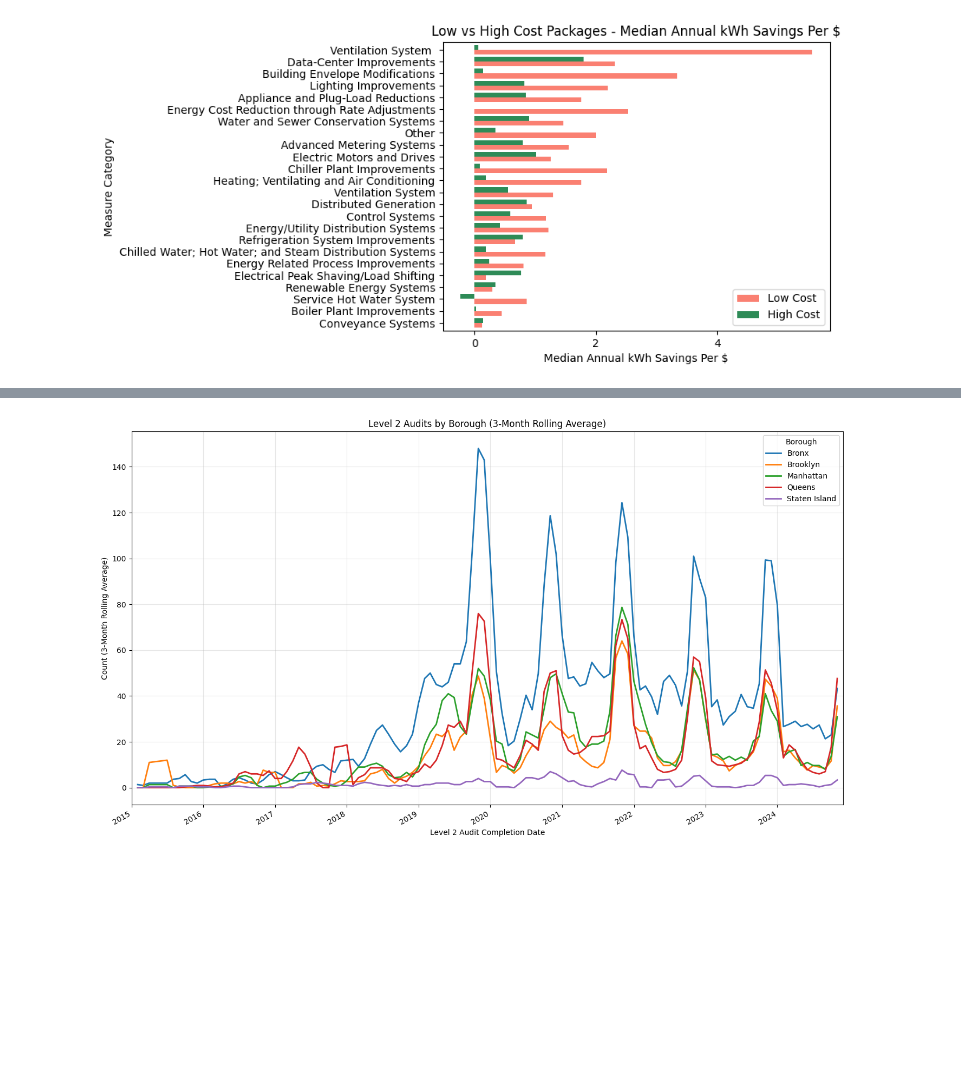
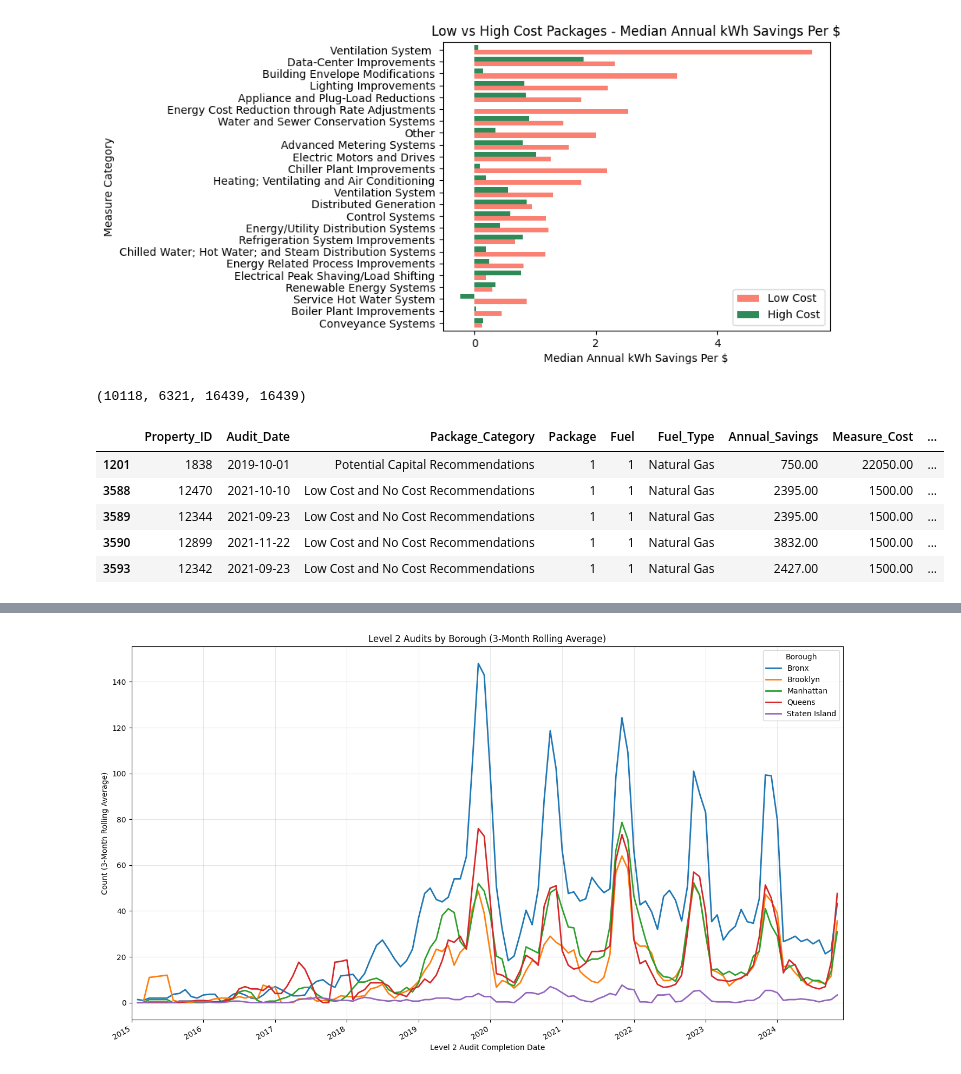
Before and after one commit to linusghanadan/nyserda-project, a Jupyter notebook: nyserda-project.ipynb, the cells around one changed output, grey strips where cells are left out. Drawn from its saved outputs; the diff is of its cells as text; code cells hidden in the pictures; blank space fills up the shorter version.

```diff
--- a/nyserda-project.ipynb
+++ b/nyserda-project.ipynb
@@ -139,3 +139,38 @@ plt.show()
 # %% [output]
 <Figure size 1200x800 with 0 Axes>
 [figure]
+# %%
+# Create boolean mask for filtering
+mask = (
+    (long_df['Fuel_Type'] == 'Natural Gas') & # only keep natural gas rows
+    (long_df['Annual_Savings'].notna()) & # remove NA savings
+    (long_df['Annual_Savings'] != 0) & # remove zero savings
+    (long_df['Measure_Cost'].notna()) & # remove NA costs
+    (long_df['Measure_Cost'] != 0) & # remove zero costs
+    (long_df['Measure_Categories_ECM2'].isna()) & # only keep rows where ECM2 is NA
+    (long_df['Measure_Categories_ECM3'].isna()) # only keep rows where ECM3 is NA
+)
+
+# Filter rows
+gas_df = long_df.loc[mask].copy()
+
+# Create new column
+gas_df.loc[:, 'Savings_per_Cost'] = gas_df['Annual_Savings'] / gas_df['Measure_Cost']
+
+# Split into two dataframes
+gas_low_cost_df = gas_df.loc[gas_df['Package_Category'] == 'Low Cost and No Cost Recommendations']
+gas_high_cost_df = gas_df.loc[gas_df['Package_Category'] != 'Low Cost and No Cost Recommendations']
+
+# Check lengths
+len(gas_low_cost_df), len(gas_high_cost_df), len(gas_low_cost_df) + len(gas_high_cost_df), len(gas_df)
+# %% [output]
+(10118, 6321, 16439, 16439)
+# %%
+gas_df.head()
+# %% [output]
+|  | Property_ID | Audit_Date | Package_Category | Package | Fuel | Fuel_Type | Annual_Savings | Measure_Cost | ... |
+| 1201 | 1838 | 2019-10-01 | Potential Capital Recommendations | 1 | 1 | Natural Gas | 750.00 | 22050.00 | ... |
+| 3588 | 12470 | 2021-10-10 | Low Cost and No Cost Recommendations | 1 | 1 | Natural Gas | 2395.00 | 1500.00 | ... |
+| 3589 | 12344 | 2021-09-23 | Low Cost and No Cost Recommendations | 1 | 1 | Natural Gas | 2395.00 | 1500.00 | ... |
+| 3590 | 12899 | 2021-11-22 | Low Cost and No Cost Recommendations | 1 | 1 | Natural Gas | 3832.00 | 1500.00 | ... |
+| 3593 | 12342 | 2021-09-23 | Low Cost and No Cost Recommendations | 1 | 1 | Natural Gas | 2427.00 | 1500.00 | ... |
```
Also changed, not shown: parts of 2 cells of this notebook.
